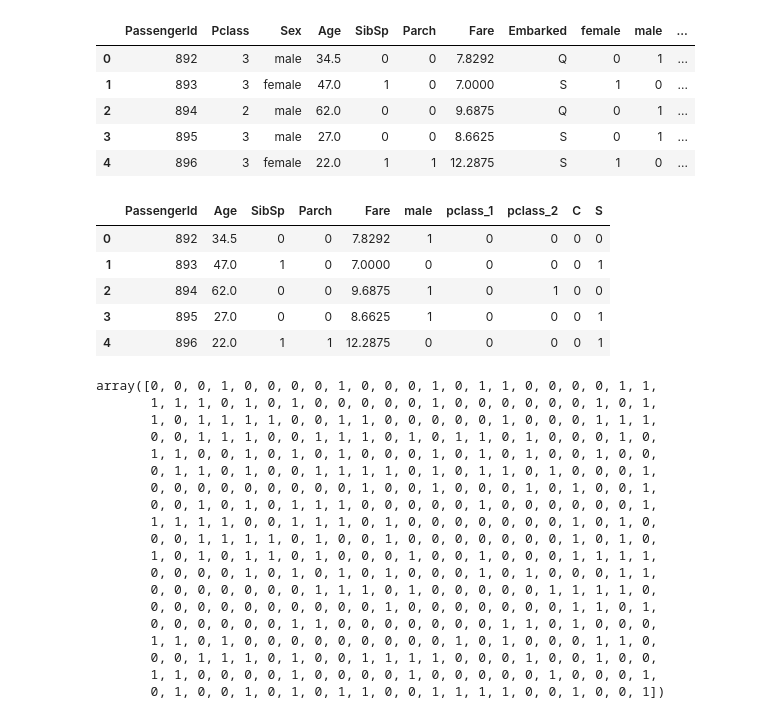
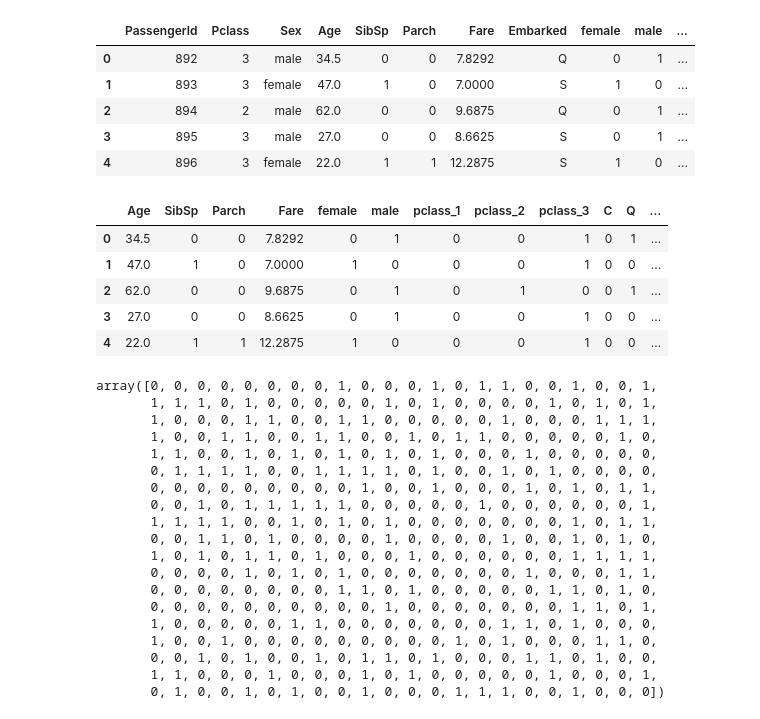
Before and after one commit to Nikhil-Jagtap619/Titanic-survival-, a Jupyter notebook: titanic.ipynb, the cells around one changed output. Cells and saved outputs as stored; diff of their text form; code cells hidden in the pictures.

```diff
--- a/titanic.ipynb
+++ b/titanic.ipynb
@@ -228,7 +450,7 @@ test.loc[(test["Age"].isnull())& (test["Pclass"]==1), "Age"] = 42
 test.loc[(test["Age"].isnull())& (test["Pclass"]==2), "Age"] = 26.5
 test.loc[(test["Age"].isnull())& (test["Pclass"]==3), "Age"] = 24
 # %%
-test.loc[test["Fare"].isnull(),"Fare"] = test.Fare.median()
+test.loc[test["Fare"].isnull(),"Fare"] = test.Fare.mean()
 # %%
 gender2 = pd.get_dummies(test["Sex"])
 pclass2 = pd.get_dummies(test["Pclass"], prefix="pclass")
@@ -244,35 +466,36 @@ test.head()
 | 4 | 896 | 3 | female | 22.0 | 1 | 1 | 12.2875 | S | 1 | 0 | ... |
 # %%
 #multicollinearity
-test_data = test.drop(["Pclass","Sex","Embarked","Q","pclass_3","female"], axis=1)
+passenger = test.iloc[:,0]
+test_data = test.drop(["Pclass","Sex","Embarked", "PassengerId"], axis=1)
 test_data.head()
 # %% [output]
-|  | PassengerId | Age | SibSp | Parch | Fare | male | pclass_1 | pclass_2 | C | S |
-| 0 | 892 | 34.5 | 0 | 0 | 7.8292 | 1 | 0 | 0 | 0 | 0 |
-| 1 | 893 | 47.0 | 1 | 0 | 7.0000 | 0 | 0 | 0 | 0 | 1 |
-| 2 | 894 | 62.0 | 0 | 0 | 9.6875 | 1 | 0 | 1 | 0 | 0 |
-| 3 | 895 | 27.0 | 0 | 0 | 8.6625 | 1 | 0 | 0 | 0 | 1 |
-| 4 | 896 | 22.0 | 1 | 1 | 12.2875 | 0 | 0 | 0 | 0 | 1 |
+|  | Age | SibSp | Parch | Fare | female | male | pclass_1 | pclass_2 | pclass_3 | C | Q | ... |
+| 0 | 34.5 | 0 | 0 | 7.8292 | 0 | 1 | 0 | 0 | 1 | 0 | 1 | ... |
+| 1 | 47.0 | 1 | 0 | 7.0000 | 1 | 0 | 0 | 0 | 1 | 0 | 0 | ... |
+| 2 | 62.0 | 0 | 0 | 9.6875 | 0 | 1 | 0 | 1 | 0 | 0 | 1 | ... |
+| 3 | 27.0 | 0 | 0 | 8.6625 | 0 | 1 | 0 | 0 | 1 | 0 | 0 | ... |
+| 4 | 22.0 | 1 | 1 | 12.2875 | 1 | 0 | 0 | 0 | 1 | 0 | 0 | ... |
 # %%
-prediction = rand.predict(test_data)
+prediction = gbc2.predict(test_data)
 prediction
 # %% [output]
-array([0, 0, 0, 1, 0, 0, 0, 0, 1, 0, 0, 0, 1, 0, 1, 1, 0, 0, 0, 0, 1, 1,
-       1, 1, 1, 0, 1, 0, 1, 0, 0, 0, 0, 0, 1, 0, 0, 0, 0, 0, 0, 1, 0, 1,
-       1, 0, 1, 1, 1, 1, 0, 0, 1, 1, 0, 0, 0, 0, 0, 1, 0, 0, 0, 1, 1, 1,
-       0, 0, 1, 1, 1, 0, 0, 1, 1, 1, 0, 1, 0, 1, 1, 0, 1, 0, 0, 0, 1, 0,
-       1, 1, 0, 0, 1, 0, 1, 0, 1, 0, 0, 0, 1, 0, 1, 0, 1, 0, 0, 1, 0, 0,
-       0, 1, 1, 0, 1, 0, 0, 1, 1, 1, 1, 0, 1, 0, 1, 1, 0, 1, 0, 0, 0, 1,
-       0, 0, 0, 0, 0, 0, 0, 0, 0, 1, 0, 0, 1, 0, 0, 0, 1, 0, 1, 0, 0, 1,
-       0, 0, 1, 0, 1, 0, 1, 1, 1, 0, 0, 0, 0, 0, 1, 0, 0, 0, 0, 0, 0, 1,
-       1, 1, 1, 1, 0, 0, 1, 1, 1, 0, 1, 0, 0, 0, 0, 0, 0, 0, 1, 0, 1, 0,
-       0, 0, 1, 1, 1, 1, 0, 1, 0, 0, 1, 0, 0, 0, 0, 0, 0, 0, 1, 0, 1, 0,
-       1, 0, 1, 0, 1, 1, 0, 1, 0, 0, 0, 1, 0, 0, 1, 0, 0, 0, 1, 1, 1, 1,
-       0, 0, 0, 0, 1, 0, 1, 0, 1, 0, 1, 0, 0, 0, 1, 0, 1, 0, 0, 0, 1, 1,
-       0, 0, 0, 0, 0, 0, 0, 1, 1, 1, 0, 1, 0, 0, 0, 0, 0, 1, 1, 1, 1, 0,
+array([0, 0, 0, 0, 0, 0, 0, 0, 1, 0, 0, 0, 1, 0, 1, 1, 0, 0, 1, 0, 0, 1,
+       1, 1, 1, 0, 1, 0, 0, 0, 0, 0, 1, 0, 1, 0, 0, 0, 0, 1, 0, 1, 0, 1,
+       1, 0, 0, 0, 1, 1, 0, 0, 1, 1, 0, 0, 0, 0, 0, 1, 0, 0, 0, 1, 1, 1,
+       1, 0, 0, 1, 1, 0, 0, 1, 1, 0, 0, 1, 0, 1, 1, 0, 0, 0, 0, 0, 1, 0,
+       1, 1, 0, 0, 1, 0, 1, 0, 1, 0, 1, 0, 1, 0, 0, 0, 1, 0, 0, 0, 0, 0,
+       0, 1, 1, 1, 1, 0, 0, 1, 1, 1, 1, 0, 1, 0, 0, 1, 0, 1, 0, 0, 0, 0,
+       0, 0, 0, 0, 0, 0, 0, 0, 0, 1, 0, 0, 1, 0, 0, 0, 1, 0, 1, 0, 1, 1,
+       0, 0, 1, 0, 1, 1, 1, 1, 1, 0, 0, 0, 0, 0, 1, 0, 0, 0, 0, 0, 0, 1,
+       1, 1, 1, 1, 0, 0, 1, 0, 1, 0, 1, 0, 0, 0, 0, 0, 0, 0, 1, 0, 1, 1,
+       0, 0, 1, 1, 0, 1, 0, 0, 0, 0, 1, 0, 0, 0, 0, 1, 0, 0, 1, 0, 1, 0,
+       1, 0, 1, 0, 1, 1, 0, 1, 0, 0, 0, 1, 0, 0, 0, 0, 0, 0, 1, 1, 1, 1,
+       0, 0, 0, 0, 1, 0, 1, 0, 1, 0, 0, 0, 0, 0, 0, 0, 1, 0, 0, 0, 1, 1,
+       0, 0, 0, 0, 0, 0, 0, 0, 1, 1, 0, 1, 0, 0, 0, 0, 0, 1, 1, 0, 1, 0,
        0, 0, 0, 0, 0, 0, 0, 0, 0, 0, 1, 0, 0, 0, 0, 0, 0, 0, 1, 1, 0, 1,
-       0, 0, 0, 0, 0, 0, 1, 1, 0, 0, 0, 0, 0, 0, 0, 1, 1, 0, 1, 0, 0, 0,
-       1, 1, 0, 1, 0, 0, 0, 0, 0, 0, 0, 0, 0, 1, 0, 1, 0, 0, 0, 1, 1, 0,
-       0, 0, 1, 1, 1, 0, 1, 0, 0, 1, 1, 1, 1, 0, 0, 0, 1, 0, 0, 1, 0, 0,
-       1, 1, 0, 0, 0, 0, 1, 0, 0, 0, 0, 1, 0, 0, 0, 0, 0, 1, 0, 0, 0, 1,
-       0, 1, 0, 0, 1, 0, 1, 0, 1, 1, 0, 0, 1, 1, 1, 1, 0, 0, 1, 0, 0, 1])
+       1, 0, 0, 0, 0, 0, 1, 1, 0, 0, 0, 0, 0, 0, 0, 1, 1, 0, 1, 0, 0, 0,
+       1, 0, 0, 1, 0, 0, 0, 0, 0, 0, 0, 0, 0, 1, 0, 1, 0, 0, 0, 1, 1, 0,
+       0, 0, 1, 0, 1, 0, 0, 1, 0, 1, 1, 0, 1, 0, 0, 0, 1, 1, 0, 1, 0, 0,
+       1, 1, 0, 0, 0, 1, 0, 0, 0, 1, 0, 1, 0, 0, 0, 0, 0, 1, 0, 0, 0, 1,
+       0, 1, 0, 0, 1, 0, 1, 0, 0, 1, 0, 0, 0, 1, 1, 1, 0, 0, 1, 0, 0, 0])
```
Also changed, not shown: parts of 51 cells of this notebook.
